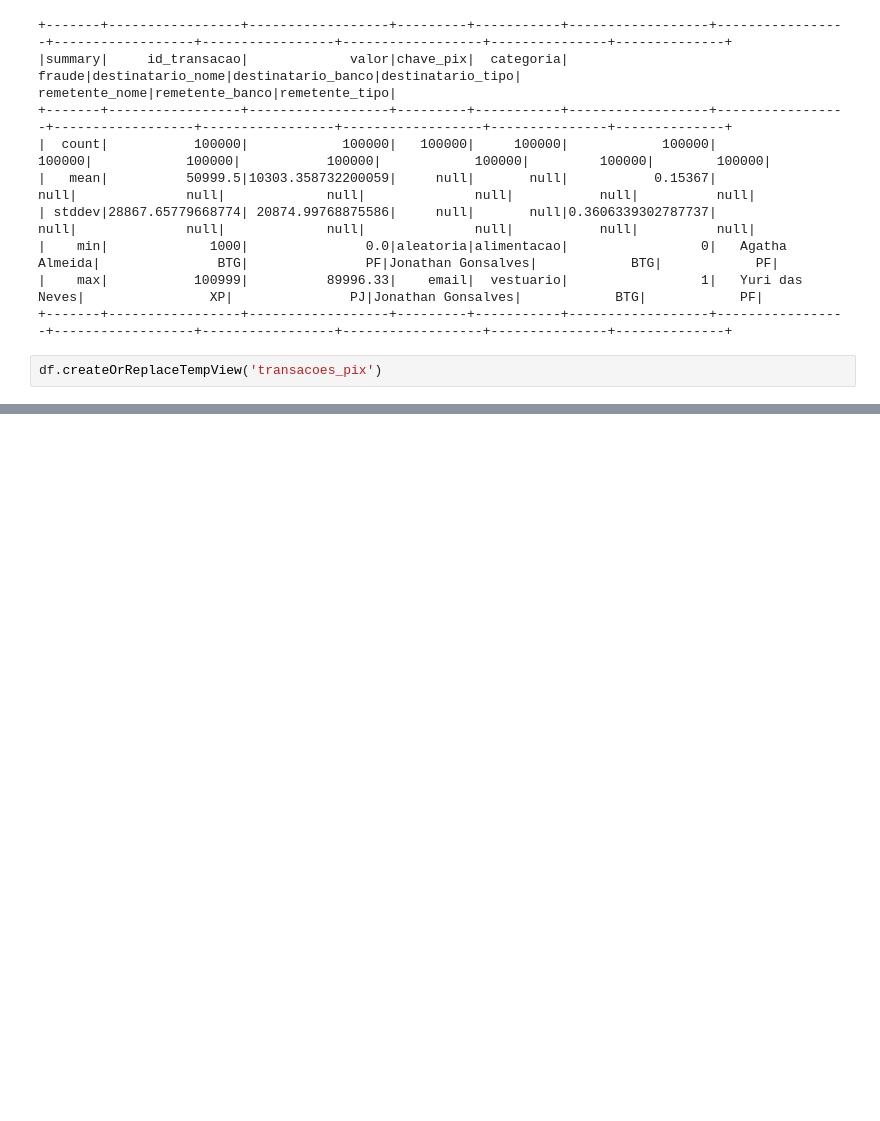
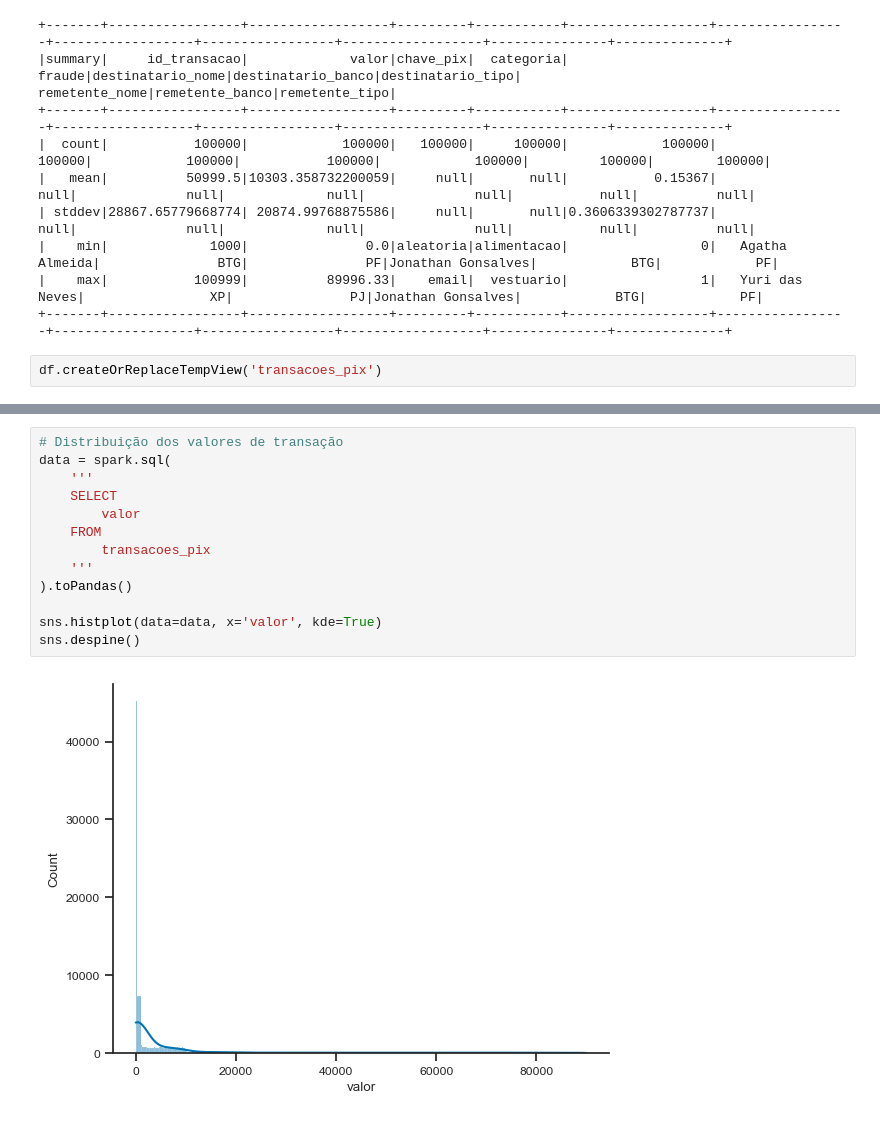
Before and after one commit to guipradow/pyspark_case_pix, a Jupyter notebook: notebook/case_pix.ipynb, the cells around one changed output, grey strips where cells are left out. Drawn from its saved outputs; the diff is of its cells as text; blank space fills up the shorter version.

```diff
--- a/notebook/case_pix.ipynb
+++ b/notebook/case_pix.ipynb
@@ -172,0 +328,15 @@ spark.sql(
+# %%
+# Distribuição dos valores de transação
+data = spark.sql(
+    '''
+    SELECT
+        valor
+    FROM
+        transacoes_pix
+    '''
+).toPandas()
+
+sns.histplot(data=data, x='valor', kde=True)
+sns.despine()
+# %% [output]
+[figure, added]
```
Also changed, not shown: parts of 12 cells of this notebook, 2 other files.
